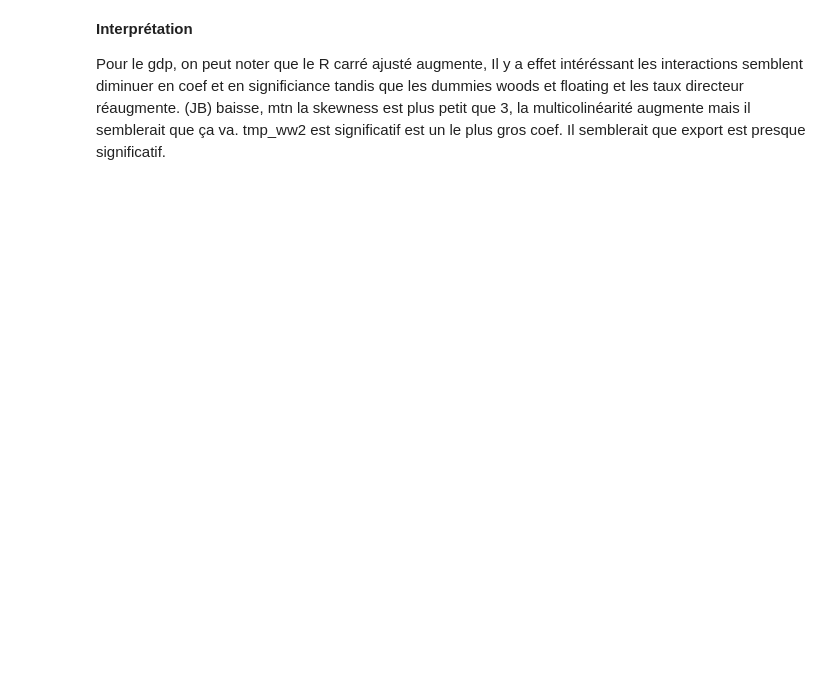
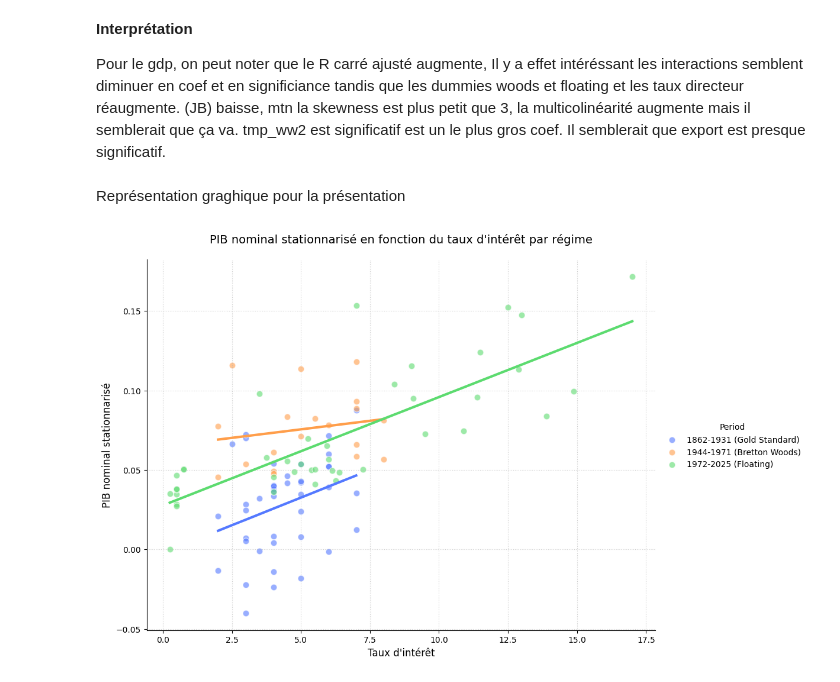
Before and after one commit to TimmGRT/Monetary-Policy-UK-1870-2025, a Jupyter notebook: CODE_ZONE/veljko_code/veljko_code.ipynb, the cells around one changed output. Cells and saved outputs as stored; diff of their text form; code cells hidden in the pictures; blank space fills up the shorter version.

Commit message:
Préparation de la présentation orale

```diff
--- a/CODE_ZONE/veljko_code/veljko_code.ipynb
+++ b/CODE_ZONE/veljko_code/veljko_code.ipynb
@@ -617,3 +617,59 @@ Notes:
 **Interprétation**
 
 Pour le gdp, on peut noter que le R carré ajusté augmente, Il y a effet intéréssant les interactions semblent diminuer en coef et en significiance tandis que les dummies woods et floating et les taux directeur réaugmente. (JB) baisse, mtn la skewness est plus petit que 3, la multicolinéarité augmente mais il semblerait que ça va. tmp_ww2 est significatif est un le plus gros coef. Il semblerait que export est presque significatif.
+# %% [markdown]
+Représentation graghique pour la présentation
+# %%
+import seaborn as sns
+#J'ai rajouté d_gold et Y_gdp pour pouvoir tracer la droite
+C_gdp_plot = df_detrended[[
+    'taux_directeur',
+    'd_gold','d_woods', 'd_floating',
+    'woods_int', 'floating_int',
+    'yield_perpetual_stat','oil_price_stat','gdp_trend_stat_stat','expected_inflation'
+]]
+
+# 1. On crée une copie propre pour le graphique
+df_plot_gdp = C_gdp_plot.copy()
+df_plot_gdp['Y_gdp'] = Y_gdp
+
+# 2. On crée la colonne 'Period' en utilisant tes trois dummies
+# On utilise .loc pour être précis
+df_plot_gdp['Period'] = "Non classé" # Sécurité
+df_plot_gdp.loc[df_plot_gdp['d_gold'] == 1, 'Period'] = '1862-1931 (Gold Standard)'
+df_plot_gdp.loc[df_plot_gdp['d_woods'] == 1, 'Period'] = '1944-1971 (Bretton Woods)'
+df_plot_gdp.loc[df_plot_gdp['d_floating'] == 1, 'Period'] = '1972-2025 (Floating)'
+df_plot_gdp = df_plot_gdp[df_plot_gdp['Period'] != "Non classé"] #!!!!!!!!!!!!!!!!!!!!!!
+
+# 3. Définition des couleurs identiques à ton image
+palette_custom = {
+    '1862-1931 (Gold Standard)': '#5479ff', # Bleu royal
+    '1944-1971 (Bretton Woods)': '#ff9e4a', # Orange
+    '1972-2025 (Floating)': '#5cdb6f',      # Vert herbe
+    'Non classé': '#95a5a6'
+}
+
+# 4. Tracé du graphique
+# ci=None permet d'enlever les bandes de confiance pour que les droites soient très nettes
+g = sns.lmplot(
+    data=df_plot_gdp,
+    x='taux_directeur',
+    y='Y_gdp',
+    hue='Period',
+    palette=palette_custom,
+    ci=None,
+    height=7,
+    aspect=1.4,
+    scatter_kws={'s': 60, 'alpha': 0.6, 'edgecolor': 'w'},
+    line_kws={'linewidth': 3}
+)
+
+# 5. Cosmétique pour coller au style académique
+plt.title("PIB nominal stationnarisé en fonction du taux d'intérêt par régime", fontsize=14, pad=20)
+plt.xlabel("Taux d'intérêt", fontsize=12)
+plt.ylabel('PIB nominal stationnarisé', fontsize=12)
+plt.grid(True, linestyle=':', alpha=0.6)
+
+plt.show()
+# %% [output]
+[figure, added]
```
Also changed, not shown: parts of 13 cells of this notebook.
